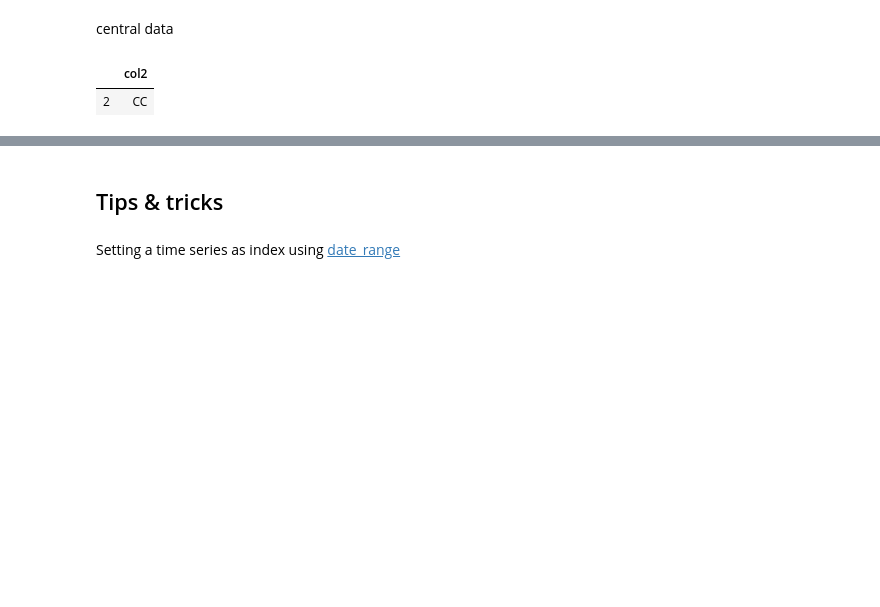
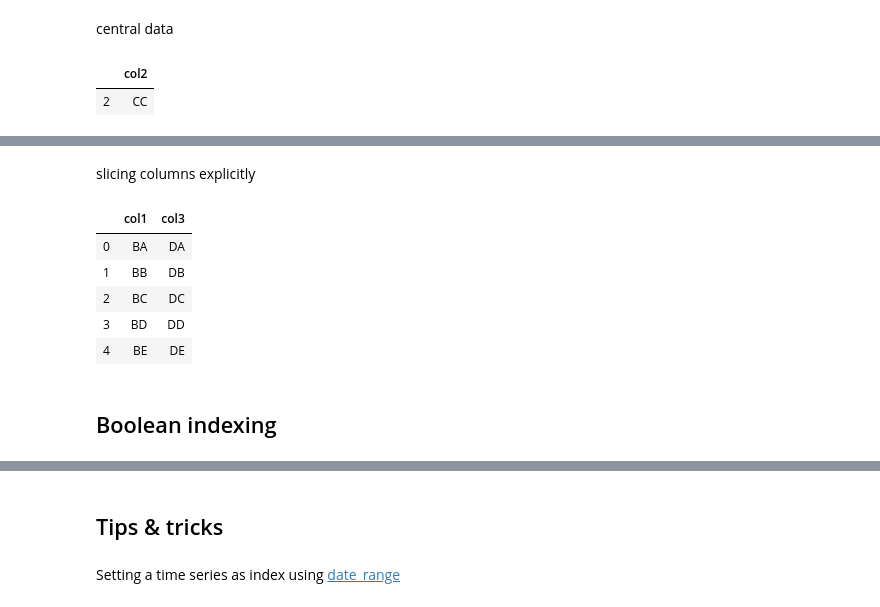
Before and after one commit to atzzom/datasc, a Jupyter notebook: A.ipynb, the cells around one changed output, grey strips where cells are left out. Cells and saved outputs as stored; diff of their text form; code cells hidden in the pictures; blank space fills up the shorter version.

```diff
--- a/A.ipynb
+++ b/A.ipynb
@@ -304,0 +349,13 @@ A.iloc[2:3, 2:3]
+# %% [markdown]
+slicing columns explicitly
+# %%
+A.iloc[:, [1,3]]
+# %% [output]
+|  | col1 | col3 |
+| 0 | BA | DA |
+| 1 | BB | DB |
+| 2 | BC | DC |
+| 3 | BD | DD |
+| 4 | BE | DE |
+# %% [markdown]
+## Boolean indexing
```
Also changed, not shown: parts of 22 cells of this notebook.
